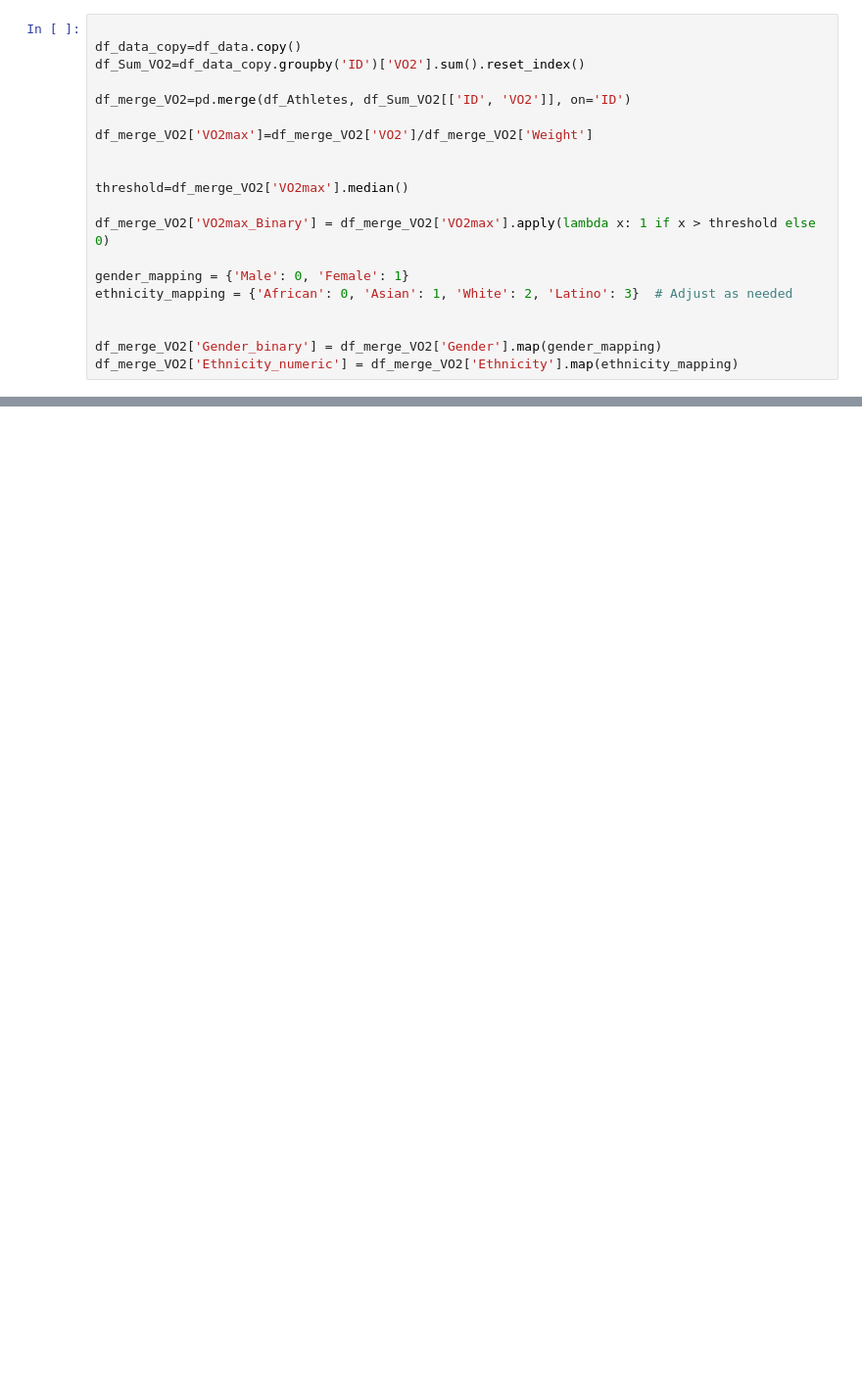
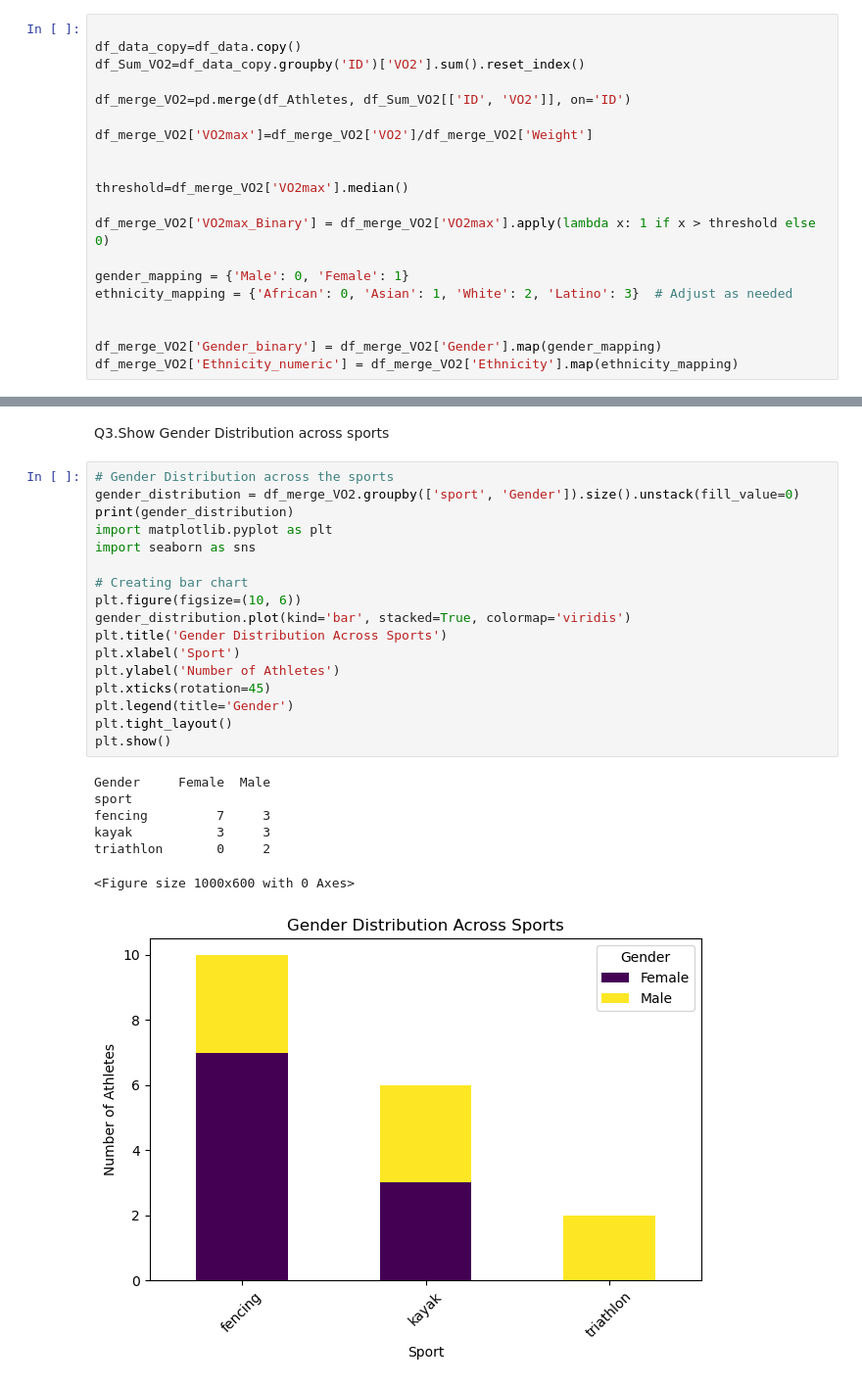
Before and after one commit to anuvarsha2642/3_Code_Rangers_PythonHackathon_Aug24, a Jupyter notebook: 3_Code_Rangers_AddnlQuestions.ipynb, the cells around one changed output, grey strips where cells are left out. Shown at 98% size. Drawn from its saved outputs; the diff is of its cells as text; blank space fills up the shorter version.

```diff
--- a/3_Code_Rangers_AddnlQuestions.ipynb
+++ b/3_Code_Rangers_AddnlQuestions.ipynb
@@ -82,0 +133,27 @@ log_reg.score(X_test_std, y_test)
+# %% [markdown]
+Q3.Show Gender Distribution across sports
+# %%
+# Gender Distribution across the sports
+gender_distribution = df_merge_VO2.groupby(['sport', 'Gender']).size().unstack(fill_value=0)
+print(gender_distribution)
+import matplotlib.pyplot as plt
+import seaborn as sns
+
+# Creating bar chart
+plt.figure(figsize=(10, 6))
+gender_distribution.plot(kind='bar', stacked=True, colormap='viridis')
+plt.title('Gender Distribution Across Sports')
+plt.xlabel('Sport')
+plt.ylabel('Number of Athletes')
+plt.xticks(rotation=45)
+plt.legend(title='Gender')
+plt.tight_layout()
+plt.show()
+# %% [output]
+Gender     Female  Male
+sport
+fencing         7     3
+kayak           3     3
+triathlon       0     2
+<Figure size 1000x600 with 0 Axes>
+[figure, added]
```
Also changed, not shown: parts of 24 cells of this notebook.
